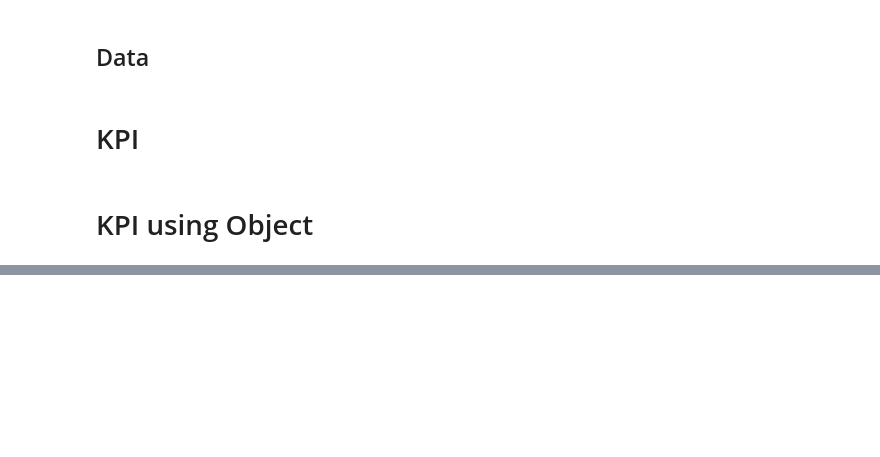
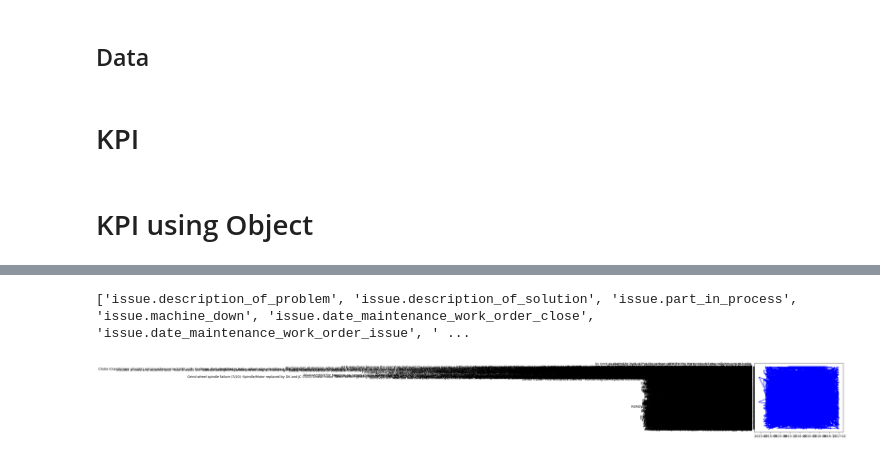
Before and after one commit to usnistgov/nestor, a Jupyter notebook: DatabaseStorage/Program/Main.ipynb, the cells around one changed output, grey strips where cells are left out. Drawn from its saved outputs; the diff is of its cells as text; code cells hidden in the pictures; blank space fills up the shorter version.

Commit message:
interface working to print plot 3 plot defined

```diff
--- a/DatabaseStorage/Program/Main.ipynb
+++ b/DatabaseStorage/Program/Main.ipynb
@@ -190,2 +189,5 @@ query = cypher_from_kpi(tec,ope)
+# %%
+objects = [i3]
+query, results = cypher_from_kpi(objects)
 # %%
-dataframe = pandas_from_cypher_kpi(database, query)
+dataframe, results = pandas_from_cypher_kpi(database, query, results)
@@ -194,5 +214,4 @@ dataframe.shape
 # %%
-print(query)
+print(results)
+# %% [output]
+['issue.description_of_problem', 'issue.description_of_solution', 'issue.part_in_process', 'issue.machine_down', 'issue.date_maintenance_work_order_close', 'issue.date_maintenance_work_order_issue', ' ...
-# %%
-columns = dataframe.keys().tolist()
-dataframe["index"] = 1
@@ -202,0 +218,10 @@ df = pd.pivot_table(dataframe, index=dataframe.index, columns=columns, fill_valu
+# %%
+from matplotlib import pyplot
+
+fig = pyplot.figure(figsize=(5, 4), dpi=100)
+axes = fig.add_subplot(111)
+axes.plot_date(dataframe["issue.date_maintenance_work_order_issue"], dataframe["issue.description_of_solution"],'b-')
+
+fig.show()
+# %% [output]
+[figure, added]
```
Also changed, not shown: parts of 21 cells of this notebook, 5 other files.
